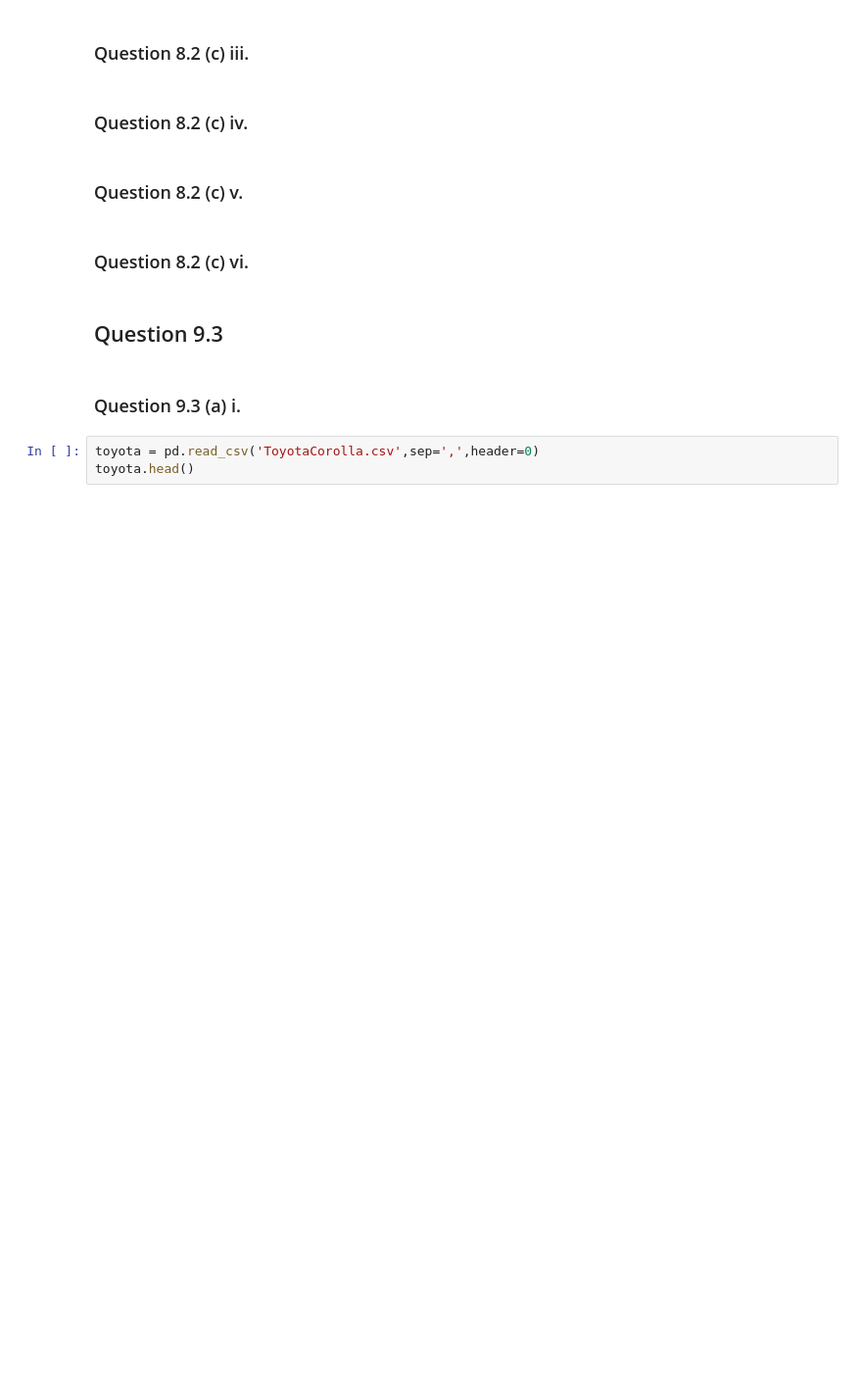
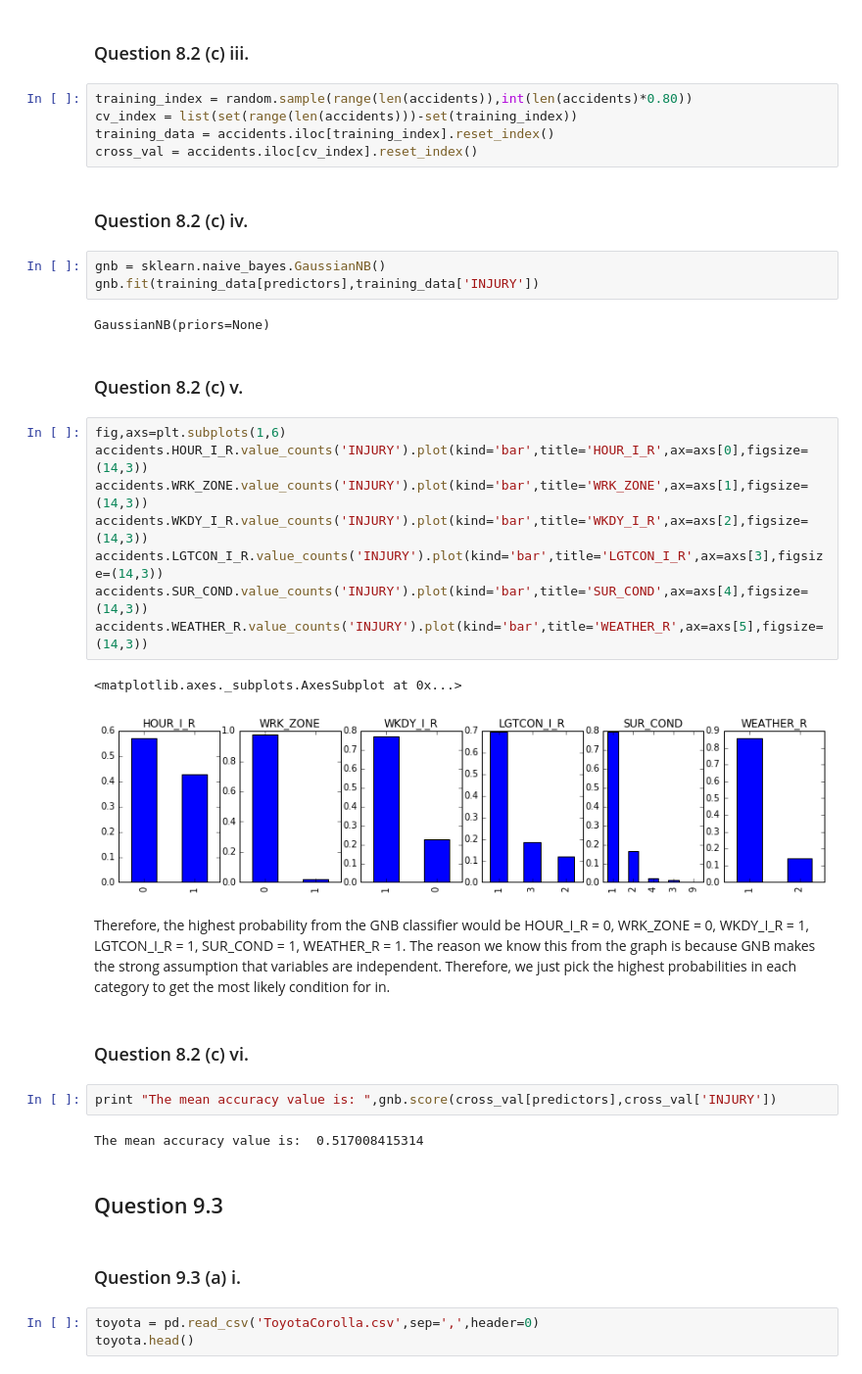
Before and after one commit to JonathanJohann/iResearch, a Jupyter notebook: Data_Science/15.0621 Data Mining Assignment 2.ipynb, the cells around one changed output. Shown at 98% size. Cells and saved outputs as stored; diff of their text form; blank space fills up the shorter version.

```diff
--- a/Data_Science/15.0621 Data Mining Assignment 2.ipynb
+++ b/Data_Science/15.0621 Data Mining Assignment 2.ipynb
@@ -439,11 +438,38 @@ The mean accuracy value is:  0.872984810363
 # %% [markdown]
 ### Question 8.2 (c) iii.
+# %%
+training_index = random.sample(range(len(accidents)),int(len(accidents)*0.80))
+cv_index = list(set(range(len(accidents)))-set(training_index))
+training_data = accidents.iloc[training_index].reset_index()
+cross_val = accidents.iloc[cv_index].reset_index()
 # %% [markdown]
 ### Question 8.2 (c) iv.
+# %%
+gnb = sklearn.naive_bayes.GaussianNB()
+gnb.fit(training_data[predictors],training_data['INJURY'])
+# %% [output]
+GaussianNB(priors=None)
 # %% [markdown]
 ### Question 8.2 (c) v.
+# %%
+fig,axs=plt.subplots(1,6)
+accidents.HOUR_I_R.value_counts('INJURY').plot(kind='bar',title='HOUR_I_R',ax=axs[0],figsize=(14,3))
+accidents.WRK_ZONE.value_counts('INJURY').plot(kind='bar',title='WRK_ZONE',ax=axs[1],figsize=(14,3))
+accidents.WKDY_I_R.value_counts('INJURY').plot(kind='bar',title='WKDY_I_R',ax=axs[2],figsize=(14,3))
+accidents.LGTCON_I_R.value_counts('INJURY').plot(kind='bar',title='LGTCON_I_R',ax=axs[3],figsize=(14,3))
+accidents.SUR_COND.value_counts('INJURY').plot(kind='bar',title='SUR_COND',ax=axs[4],figsize=(14,3))
+accidents.WEATHER_R.value_counts('INJURY').plot(kind='bar',title='WEATHER_R',ax=axs[5],figsize=(14,3))
+# %% [output]
+<matplotlib.axes._subplots.AxesSubplot at 0x...>
+[figure, added]
+# %% [markdown]
+Therefore, the highest probability from the GNB classifier would be HOUR_I_R = 0, WRK_ZONE = 0, WKDY_I_R = 1, LGTCON_I_R = 1, SUR_COND = 1, WEATHER_R = 1. The reason we know this from the graph is because GNB makes the strong assumption that variables are independent. Therefore, we just pick the highest probabilities in each category to get the most likely condition for in.
 # %% [markdown]
 ### Question 8.2 (c) vi.
+# %%
+print "The mean accuracy value is: ",gnb.score(cross_val[predictors],cross_val['INJURY'])
+# %% [output]
+The mean accuracy value is:  0.517008415314
 # %% [markdown]
 ## Question 9.3
 # %% [markdown]
```
Also changed, not shown: parts of 37 cells of this notebook, 2 other files.
